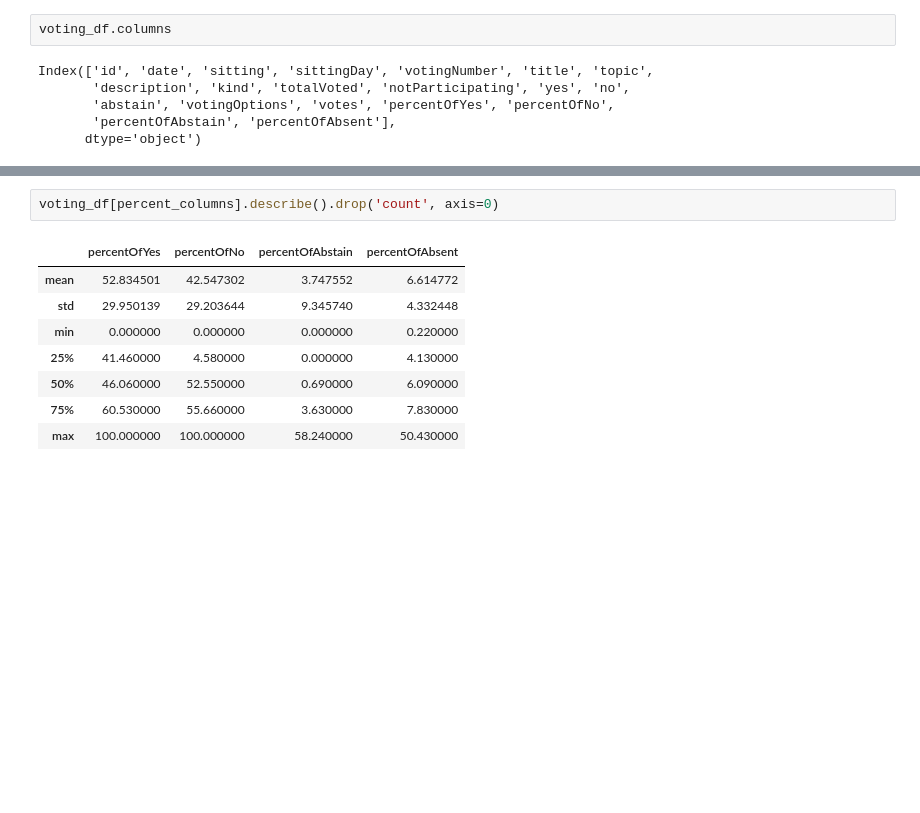
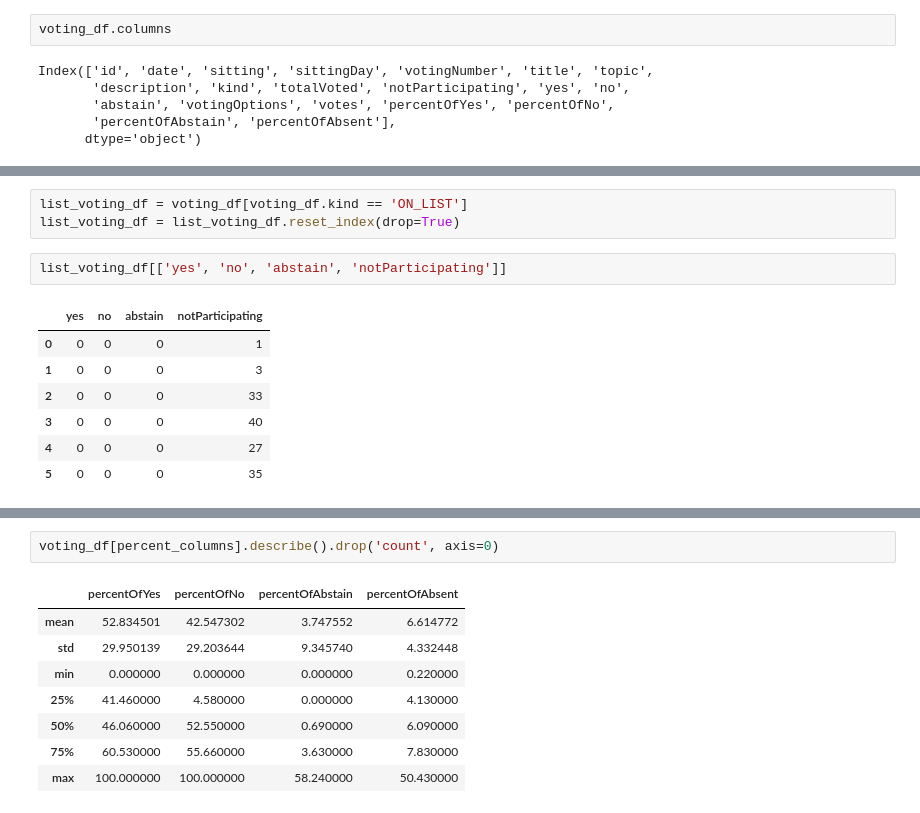
Before and after one commit to michalszycha/polish-sejm-check, a Jupyter notebook: voting.ipynb, the cells around one changed output, grey strips where cells are left out. Drawn from its saved outputs; the diff is of its cells as text; blank space fills up the shorter version.

```diff
--- a/voting.ipynb
+++ b/voting.ipynb
@@ -18,0 +31,13 @@ percent_columns = [ x for x in voting_df.columns.to_list() if percent_column_reg
+# %%
+list_voting_df = voting_df[voting_df.kind == 'ON_LIST']
+list_voting_df = list_voting_df.reset_index(drop=True)
+# %%
+list_voting_df[['yes', 'no', 'abstain', 'notParticipating']]
+# %% [output]
+|  | yes | no | abstain | notParticipating |
+| 0 | 0 | 0 | 0 | 1 |
+| 1 | 0 | 0 | 0 | 3 |
+| 2 | 0 | 0 | 0 | 33 |
+| 3 | 0 | 0 | 0 | 40 |
+| 4 | 0 | 0 | 0 | 27 |
+| 5 | 0 | 0 | 0 | 35 |
```
Also changed, not shown: parts of 34 cells of this notebook.
